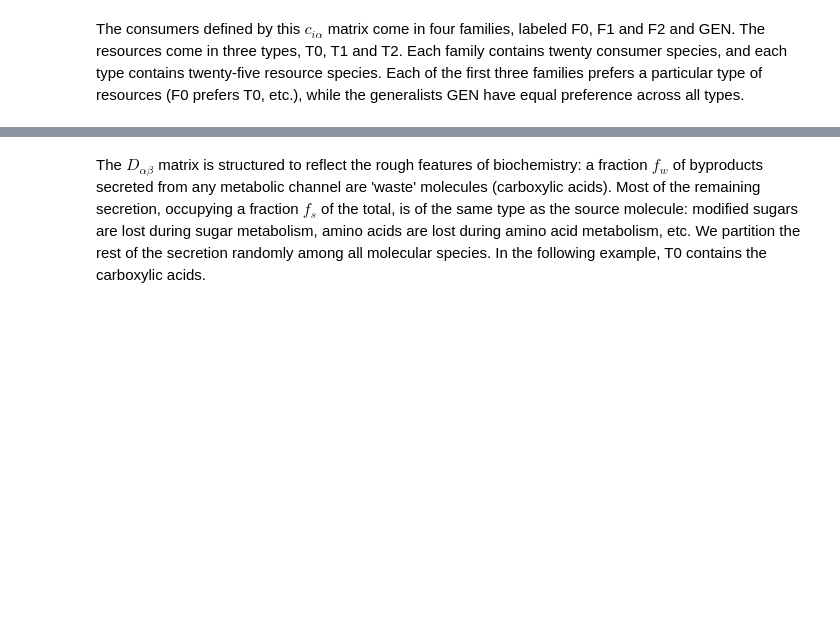
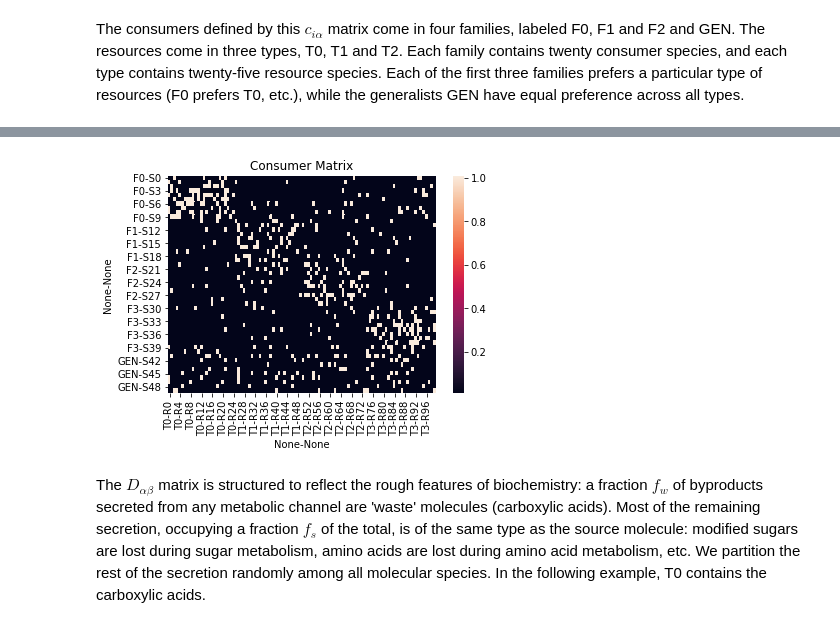
Before and after one commit to Emergent-Behaviors-in-Biology/community-simulator, a Jupyter notebook: Community Simulator Tutorial.ipynb, the cells around one changed output, grey strips where cells are left out. Saved outputs shown, nothing was run; the diff lists cells and outputs as text; code cells hidden in the pictures; blank space fills up the shorter version.

```diff
--- a/Community Simulator Tutorial.ipynb
+++ b/Community Simulator Tutorial.ipynb
@@ -285,2 +307,9 @@ c
+# %%
+import seaborn as sns
+sns.heatmap(c)
+plt.gca().set_title('Consumer Matrix')
+plt.show()
+# %% [output]
+[figure, added]
 # %% [markdown]
 The $D_{\alpha\beta}$ matrix is structured to reflect the rough features of biochemistry: a fraction $f_w$ of byproducts secreted from any metabolic channel are 'waste' molecules (carboxylic acids). Most of the remaining secretion, occupying a fraction $f_s$ of the total, is of the same type as the source molecule: modified sugars are lost during sugar metabolism, amino acids are lost during amino acid metabolism, etc. We partition the rest of the secretion randomly among all molecular species. In the following example, T0 contains the carboxylic acids.
```
Also changed, not shown: parts of 30 cells of this notebook, 2 other files.
